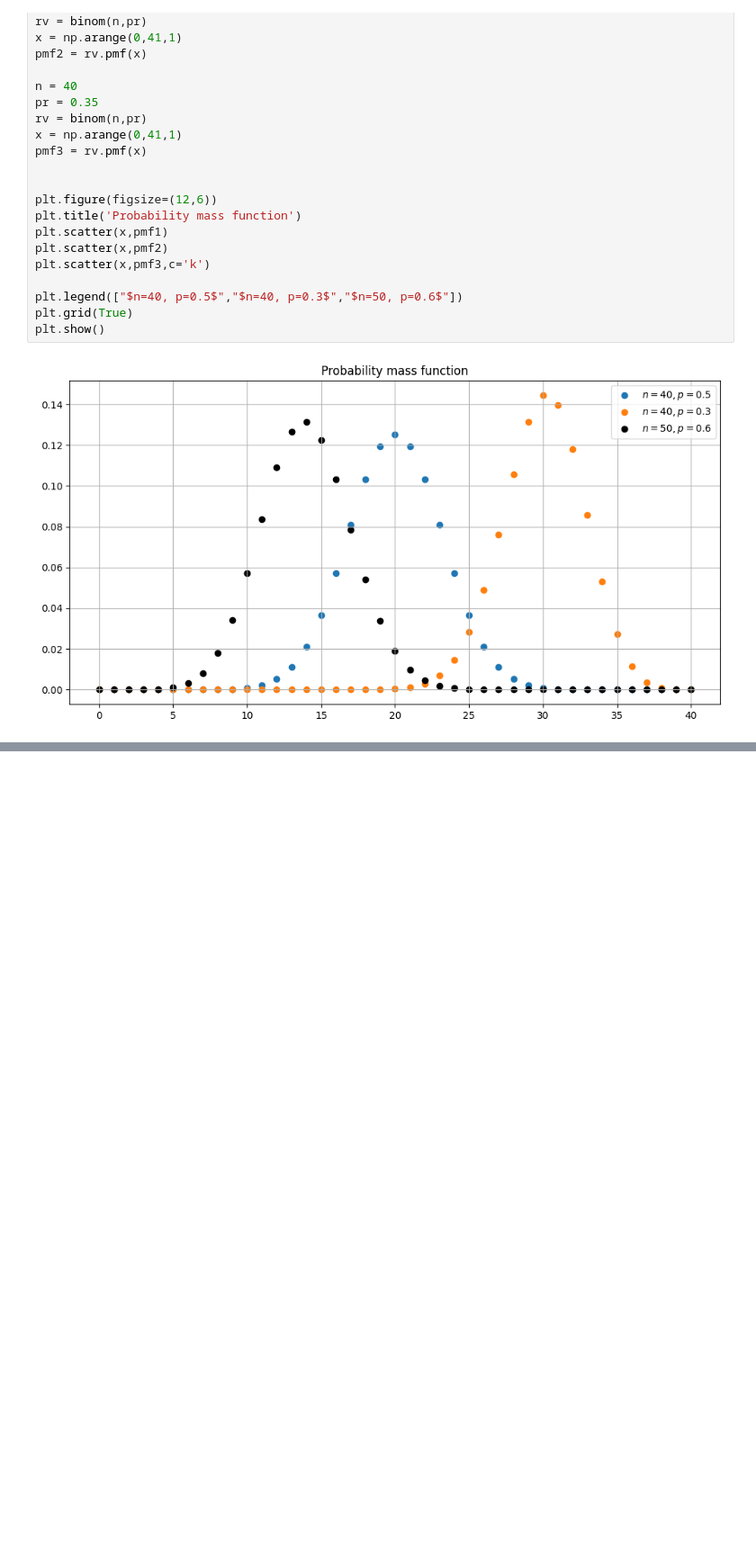
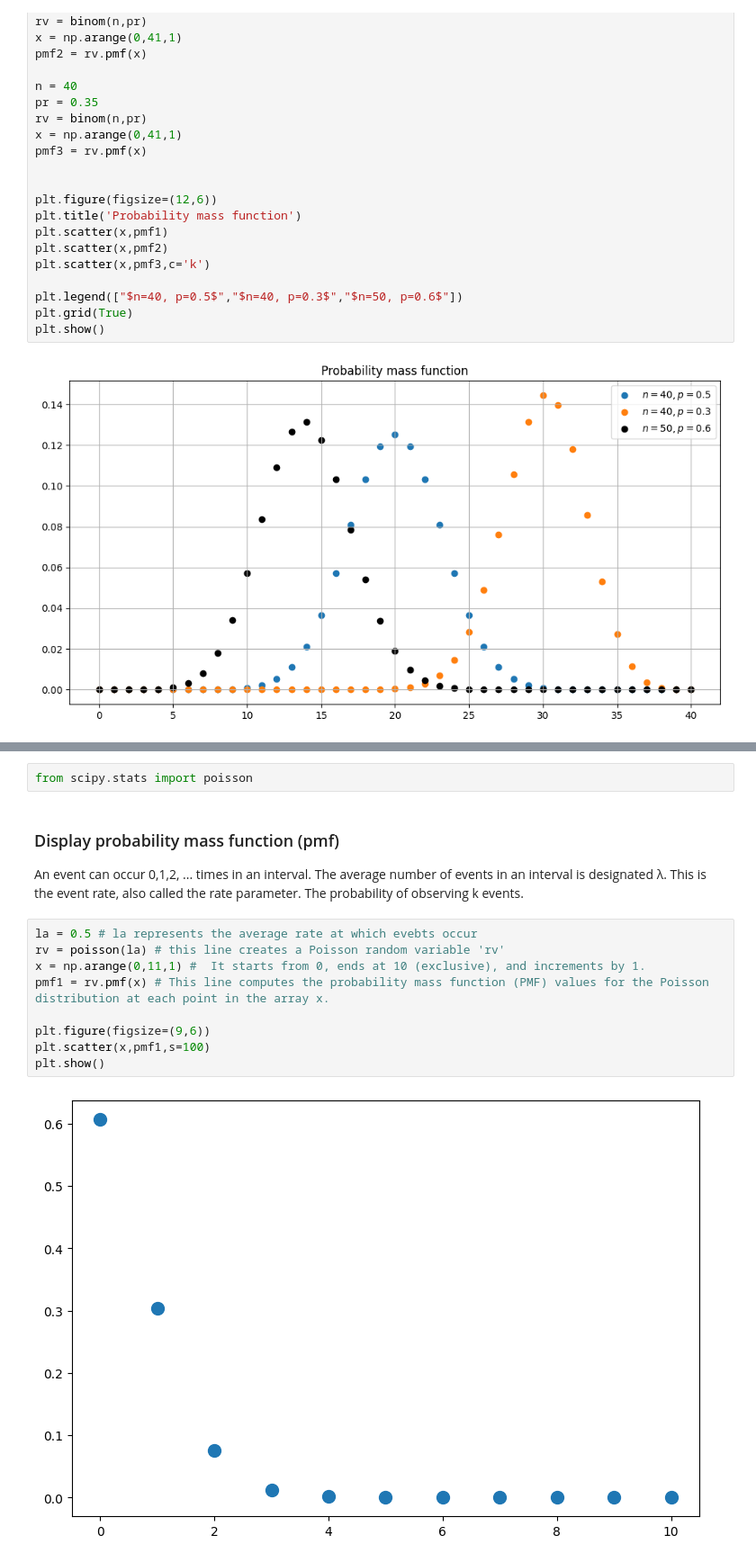
Before and after one commit to Dr-andai/Bayesian-Workfolow, a Jupyter notebook: probability.ipynb, the cells around one changed output, grey strips where cells are left out. Shown: that part at 90% size. Drawn from its saved outputs; the diff is of its cells as text; blank space fills up the shorter version.

Commit message:
update on Poisson Distribution

```diff
--- a/probability.ipynb
+++ b/probability.ipynb
@@ -153,0 +162,16 @@ plt.show()
+# %%
+from scipy.stats import poisson
+# %% [markdown]
+ ### Display probability mass function (pmf)
+ An event can occur 0,1,2, ... times in an interval. The average number of events in an interval is designated λ. This is the event rate, also called the rate parameter. The probability of observing k events.
+# %%
+la = 0.5 # la represents the average rate at which evebts occur
+rv = poisson(la) # this line creates a Poisson random variable 'rv'
+x = np.arange(0,11,1) #  It starts from 0, ends at 10 (exclusive), and increments by 1.
+pmf1 = rv.pmf(x) # This line computes the probability mass function (PMF) values for the Poisson distribution at each point in the array x.
+
+plt.figure(figsize=(9,6))
+plt.scatter(x,pmf1,s=100)
+plt.show()
+# %% [output]
+[figure, added]
```
Also changed, not shown: parts of 1 cell of this notebook.
